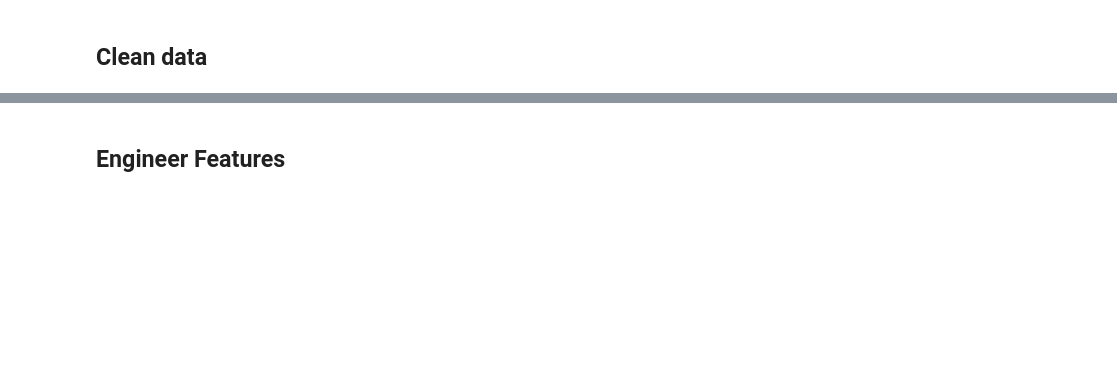
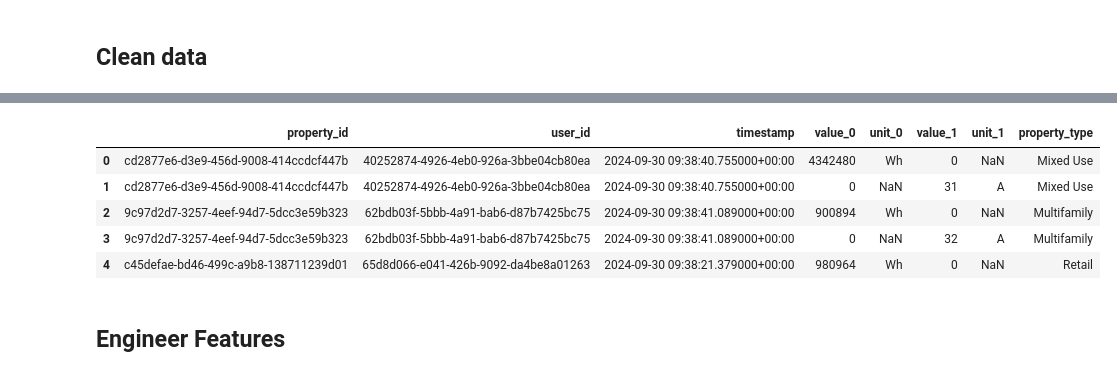
Before and after one commit to davidelgas/DataSciencePortfolio, a Jupyter notebook: OCCP/OCCP.ipynb, the cells around one changed output, grey strips where cells are left out. Cells and saved outputs as stored; diff of their text form; code cells hidden in the pictures; blank space fills up the shorter version.

```diff
--- a/OCCP/OCCP.ipynb
+++ b/OCCP/OCCP.ipynb
@@ -354,15 +461,10 @@ left_join_data(combined_data_path, properties_data_path, output_path)
 # %%
-df_1 = pd.read_csv('/content/drive/MyDrive/Colab Notebooks/Data_sets/OCCP/combined_with_properties.csv')
-
-fields_to_keep = [
-'timestamp',
-'property_id',
-'property_type',
-'user_id',
-'value_0',
-'unit_0',
-'unit_1',
-'value_1'
-]
-
-df = df_1[fields_to_keep]
+df = pd.read_csv('/content/drive/MyDrive/Colab Notebooks/Data_sets/OCCP/logs_with_properties_cleaned.csv')
+df.head()
+# %% [output]
+|  | property_id | user_id | timestamp | value_0 | unit_0 | value_1 | unit_1 | property_type |
+| 0 | cd2877e6-d3e9-456d-9008-414ccdcf447b | 40252874-4926-4eb0-926a-3bbe04cb80ea | 2024-09-30 09:38:40.755000+00:00 | 4342480 | Wh | 0 | NaN | Mixed Use |
+| 1 | cd2877e6-d3e9-456d-9008-414ccdcf447b | 40252874-4926-4eb0-926a-3bbe04cb80ea | 2024-09-30 09:38:40.755000+00:00 | 0 | NaN | 31 | A | Mixed Use |
+| 2 | 9c97d2d7-3257-4eef-94d7-5dcc3e59b323 | 62bdb03f-5bbb-4a91-bab6-d87b7425bc75 | 2024-09-30 09:38:41.089000+00:00 | 900894 | Wh | 0 | NaN | Multifamily |
+| 3 | 9c97d2d7-3257-4eef-94d7-5dcc3e59b323 | 62bdb03f-5bbb-4a91-bab6-d87b7425bc75 | 2024-09-30 09:38:41.089000+00:00 | 0 | NaN | 32 | A | Multifamily |
+| 4 | c45defae-bd46-499c-a9b8-138711239d01 | 65d8d066-e041-426b-9092-da4be8a01263 | 2024-09-30 09:38:21.379000+00:00 | 980964 | Wh | 0 | NaN | Retail |
```
Also changed, not shown: parts of 37 cells of this notebook.
